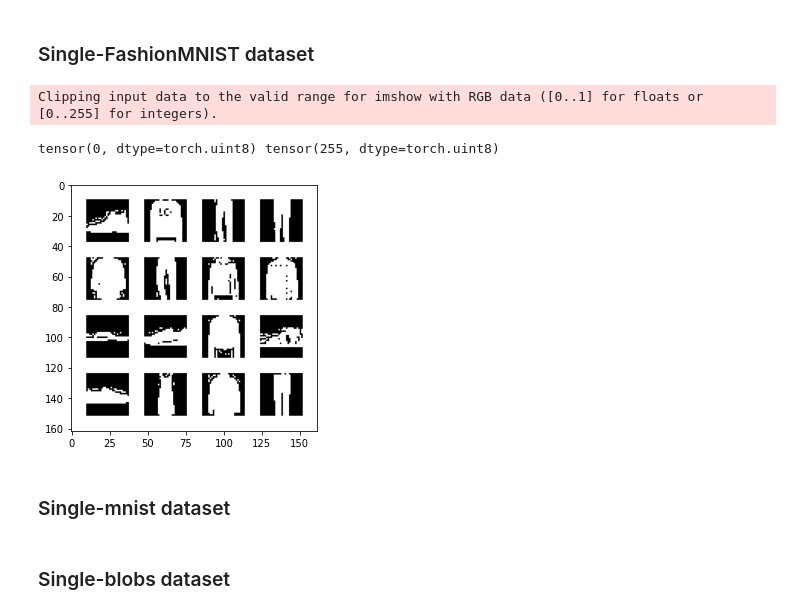
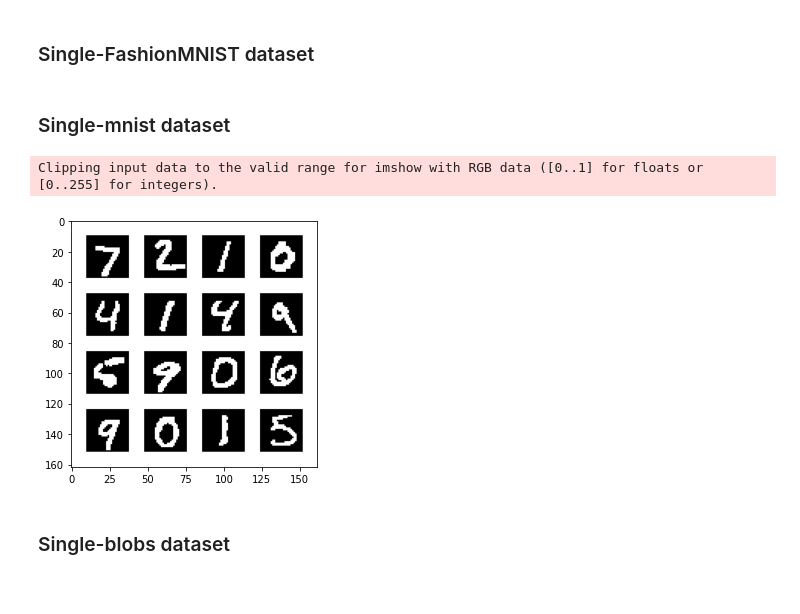
Before and after one commit to broadinstitute/genus, a Jupyter notebook: src/notebook1_create_synthetic_dataset.ipynb, the cells around one changed output. Saved outputs shown, nothing was run; the diff lists cells and outputs as text; code cells hidden in the pictures.

```diff
--- a/src/notebook1_create_synthetic_dataset.ipynb
+++ b/src/notebook1_create_synthetic_dataset.ipynb
@@ -247,30 +247,29 @@ def create_dataset(params, dataset_single_objects, goal_for_class=torch.tensor([
 # %% [markdown]
 ### Single-FashionMNIST dataset
 # %%
-write_dir_single_FashionMNIST = "./single_FashionMNIST/"
-
-transform = transforms.ToTensor()
-fashionmnist_trainset = torchvision.datasets.FashionMNIST(write_dir_single_FashionMNIST, train=True, download=True, transform=transform)
-fashionmnist_testset  = torchvision.datasets.FashionMNIST(write_dir_single_FashionMNIST, train=False, download=True, transform=transform)
-
-# Visualize the single objects
-print(fashionmnist_testset.data[:16].min(), fashionmnist_testset.data[:16].max())
-show_batch(fashionmnist_testset.data[:16].unsqueeze(1).float())
+#write_dir_single_FashionMNIST = "./single_FashionMNIST/"
+#
+#transform = transforms.ToTensor()
+#fashionmnist_trainset = torchvision.datasets.FashionMNIST(write_dir_single_FashionMNIST, train=True, download=True, transform=transform)
+#fashionmnist_testset  = torchvision.datasets.FashionMNIST(write_dir_single_FashionMNIST, train=False, download=True, transform=transform)
+#
+## Visualize the single objects
+#print(fashionmnist_testset.data[:16].min(), fashionmnist_testset.data[:16].max())
+#show_batch(fashionmnist_testset.data[:16].unsqueeze(1).float())
-# %% [output]
-Clipping input data to the valid range for imshow with RGB data ([0..1] for floats or [0..255] for integers).
-tensor(0, dtype=torch.uint8) tensor(255, dtype=torch.uint8)
-[figure, removed]
 # %% [markdown]
 ### Single-mnist dataset
 # %%
-#write_dir_single_MNIST = "./single_MNIST/"
-#
-#transform = transforms.ToTensor()
-#mnist_trainset = torchvision.datasets.MNIST(write_dir_single_MNIST, train=True, download=True, transform=transform)
-#mnist_testset  = torchvision.datasets.MNIST(write_dir_single_MNIST, train=False, download=True, transform=transform)
-#
-## Visualize the single objects
-#show_batch(mnist_testset.data[:16].unsqueeze(1).float())
+write_dir_single_MNIST = "./single_MNIST/"
+
+transform = transforms.ToTensor()
+mnist_trainset = torchvision.datasets.MNIST(write_dir_single_MNIST, train=True, download=True, transform=transform)
+mnist_testset  = torchvision.datasets.MNIST(write_dir_single_MNIST, train=False, download=True, transform=transform)
+
+# Visualize the single objects
+show_batch(mnist_testset.data[:16].unsqueeze(1).float())
+# %% [output]
+Clipping input data to the valid range for imshow with RGB data ([0..1] for floats or [0..255] for integers).
+[figure, added]
 # %% [markdown]
 ### Single-blobs dataset
 # %%
```
Also changed, not shown: parts of 8 cells of this notebook, 6 other files.
